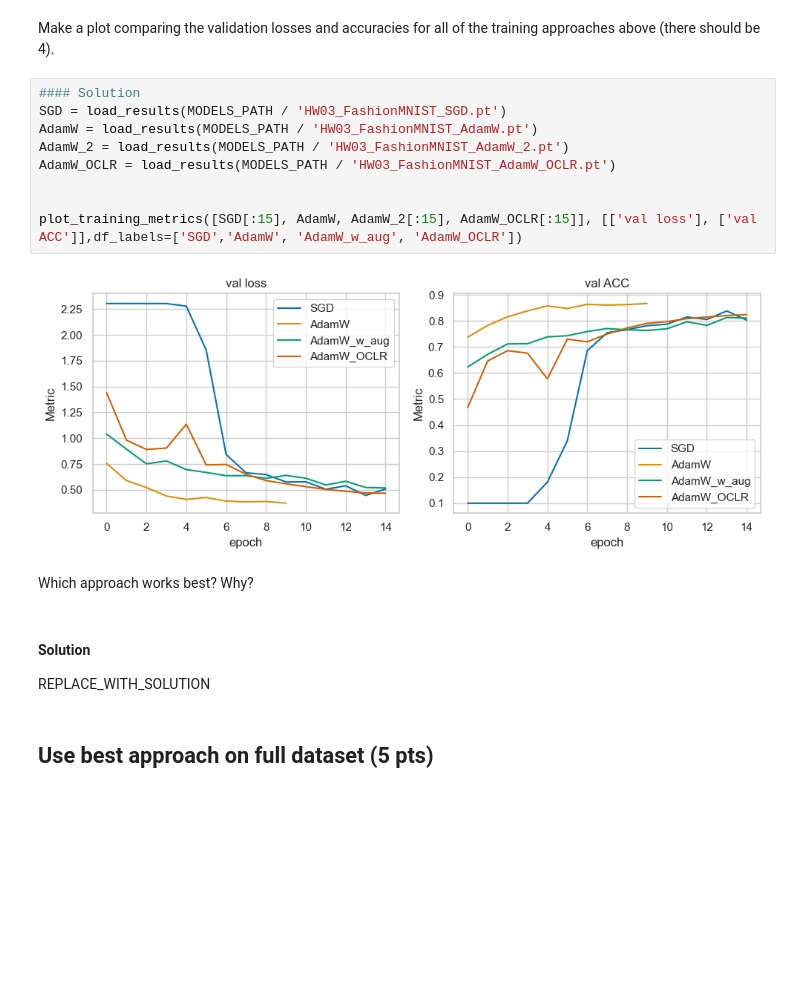
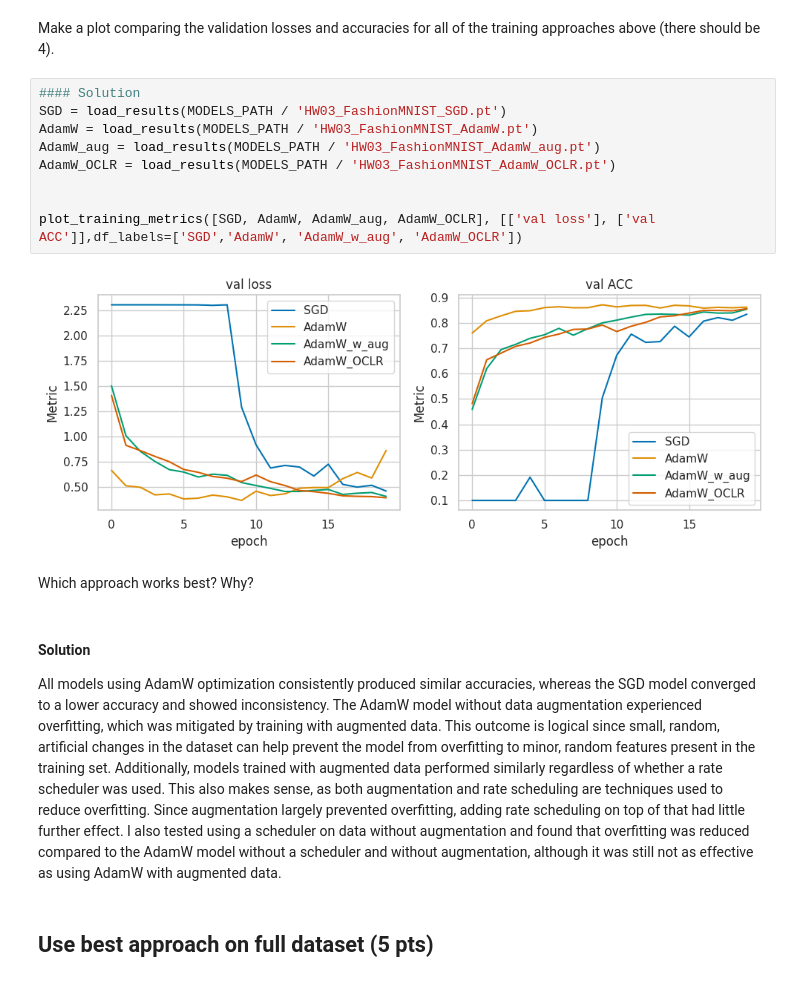
Before and after one commit to nkoranda97/DS776, a Jupyter notebook: Homework/Homework_03/Homework_03_GRADE_THIS_ONE.ipynb, the cells around one changed output. Cells and saved outputs as stored; diff of their text form; blank space fills up the shorter version.

```diff
--- a/Homework/Homework_03/Homework_03_GRADE_THIS_ONE.ipynb
+++ b/Homework/Homework_03/Homework_03_GRADE_THIS_ONE.ipynb
@@ -566,19 +492,20 @@ Make a plot comparing the validation losses and accuracies for all of the traini
 # %%
 #### Solution
 SGD = load_results(MODELS_PATH / 'HW03_FashionMNIST_SGD.pt')
 AdamW = load_results(MODELS_PATH / 'HW03_FashionMNIST_AdamW.pt')
-AdamW_2 = load_results(MODELS_PATH / 'HW03_FashionMNIST_AdamW_2.pt')
+AdamW_aug = load_results(MODELS_PATH / 'HW03_FashionMNIST_AdamW_aug.pt')
 AdamW_OCLR = load_results(MODELS_PATH / 'HW03_FashionMNIST_AdamW_OCLR.pt')
 
 
-plot_training_metrics([SGD[:15], AdamW, AdamW_2[:15], AdamW_OCLR[:15]], [['val loss'], ['val ACC']],df_labels=['SGD','AdamW', 'AdamW_w_aug', 'AdamW_OCLR'])
+plot_training_metrics([SGD, AdamW, AdamW_aug, AdamW_OCLR], [['val loss'], ['val ACC']],df_labels=['SGD','AdamW', 'AdamW_w_aug', 'AdamW_OCLR'])
 # %% [output]
-[figure, old version]
+[figure, new version]
 # %% [markdown]
 Which approach works best?   Why?
-# %% [markdown]
-#### Solution
-REPLACE_WITH_SOLUTION
+# %% [markdown]
+#### Solution
+
+All models using AdamW optimization consistently produced similar accuracies, whereas the SGD model converged to a lower accuracy and showed inconsistency. The AdamW model without data augmentation experienced overfitting, which was mitigated by training with augmented data. This outcome is logical since small, random, artificial changes in the dataset can help prevent the model from overfitting to minor, random features present in the training set. Additionally, models trained with augmented data performed similarly regardless of whether a rate scheduler was used. This also makes sense, as both augmentation and rate scheduling are techniques used to reduce overfitting. Since augmentation largely prevented overfitting, adding rate scheduling on top of that had little further effect. I also tested using a scheduler on data without augmentation and found that overfitting was reduced compared to the AdamW model without a scheduler and without augmentation, although it was still not as effective as using AdamW with augmented data.
 # %% [markdown]
 ## Use best approach on full dataset (5 pts)
 # %% [markdown]
```
Also changed, not shown: parts of 30 cells of this notebook.
